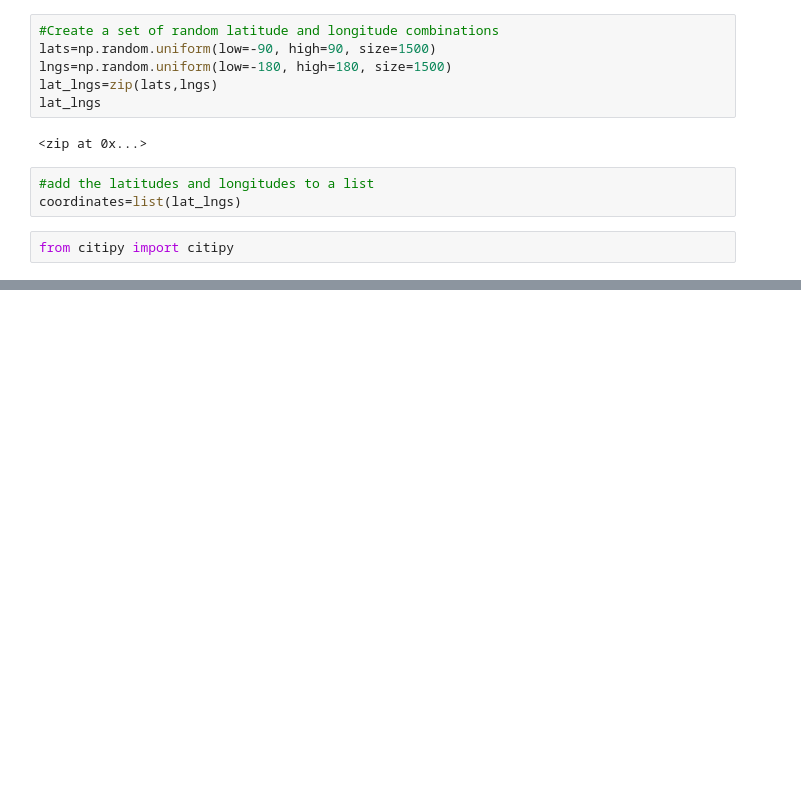
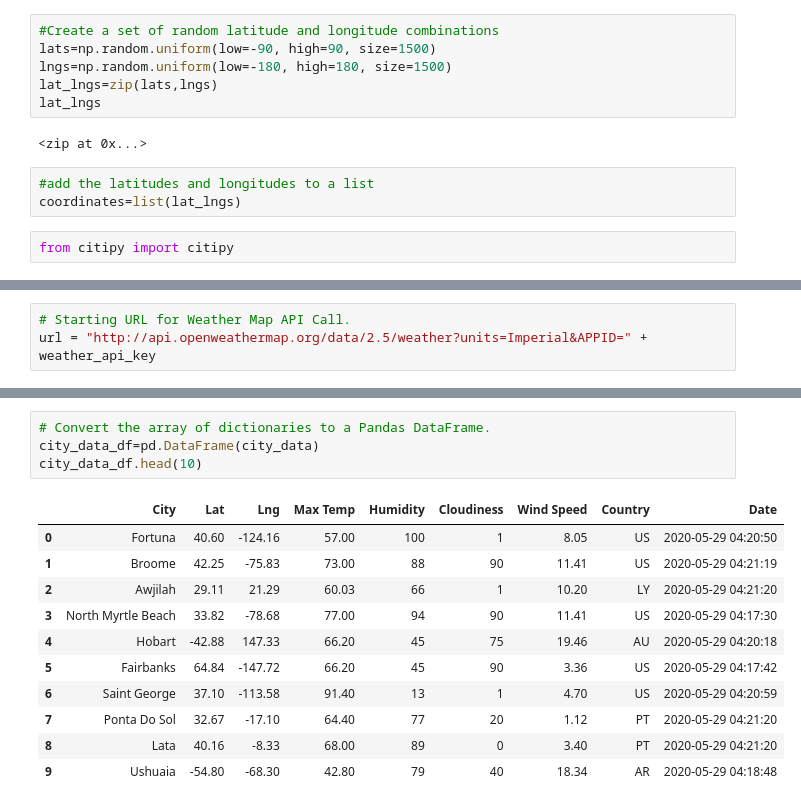
Before and after one commit to IZT-GM/World_Weather_Analysis, a Jupyter notebook: WeatherPy.ipynb, the cells around one changed output, grey strips where cells are left out. Cells and saved outputs as stored; diff of their text form; blank space fills up the shorter version.

Commit message:
City data csv file

```diff
--- a/WeatherPy.ipynb
+++ b/WeatherPy.ipynb
@@ -32,0 +35,3 @@ len(cities)
+# %%
+# Starting URL for Weather Map API Call.
+url = "http://api.openweathermap.org/data/2.5/weather?units=Imperial&APPID=" + weather_api_key
@@ -32,0 +113,16 @@ len(cities)
+# %%
+# Convert the array of dictionaries to a Pandas DataFrame.
+city_data_df=pd.DataFrame(city_data)
+city_data_df.head(10)
+# %% [output]
+|  | City | Lat | Lng | Max Temp | Humidity | Cloudiness | Wind Speed | Country | Date |
+| 0 | Fortuna | 40.60 | -124.16 | 57.00 | 100 | 1 | 8.05 | US | 2020-05-29 04:20:50 |
+| 1 | Broome | 42.25 | -75.83 | 73.00 | 88 | 90 | 11.41 | US | 2020-05-29 04:21:19 |
+| 2 | Awjilah | 29.11 | 21.29 | 60.03 | 66 | 1 | 10.20 | LY | 2020-05-29 04:21:20 |
+| 3 | North Myrtle Beach | 33.82 | -78.68 | 77.00 | 94 | 90 | 11.41 | US | 2020-05-29 04:17:30 |
+| 4 | Hobart | -42.88 | 147.33 | 66.20 | 45 | 75 | 19.46 | AU | 2020-05-29 04:20:18 |
+| 5 | Fairbanks | 64.84 | -147.72 | 66.20 | 45 | 90 | 3.36 | US | 2020-05-29 04:17:42 |
+| 6 | Saint George | 37.10 | -113.58 | 91.40 | 13 | 1 | 4.70 | US | 2020-05-29 04:20:59 |
+| 7 | Ponta Do Sol | 32.67 | -17.10 | 64.40 | 77 | 20 | 1.12 | PT | 2020-05-29 04:21:20 |
+| 8 | Lata | 40.16 | -8.33 | 68.00 | 89 | 0 | 3.40 | PT | 2020-05-29 04:21:20 |
+| 9 | Ushuaia | -54.80 | -68.30 | 42.80 | 79 | 40 | 18.34 | AR | 2020-05-29 04:18:48 |
```
Also changed, not shown: parts of 6 cells of this notebook, 2 other files.
